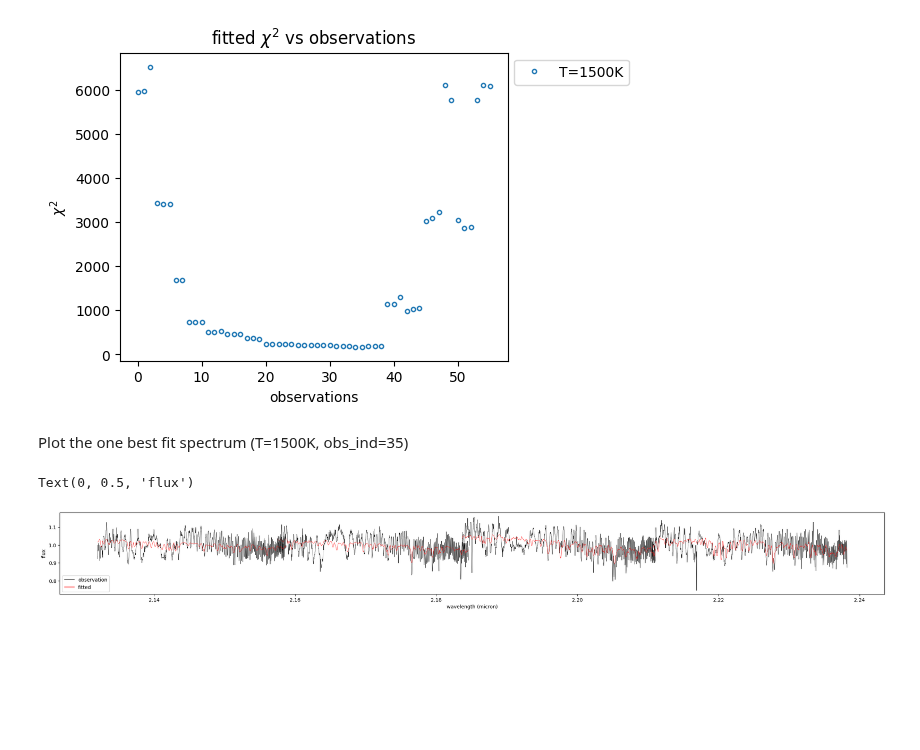
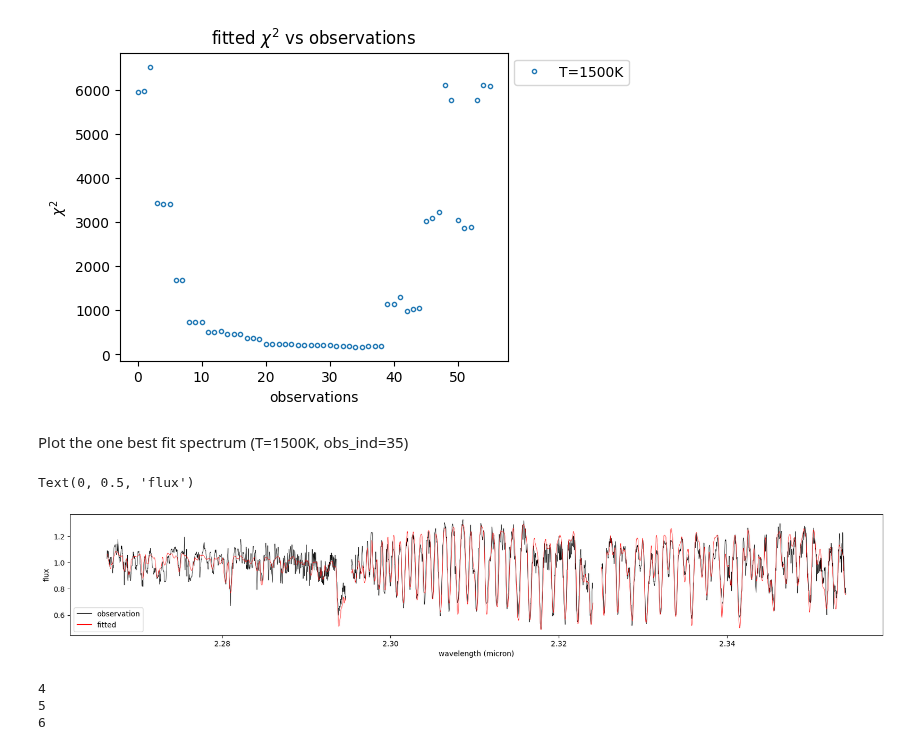
Before and after one commit to alphalyncis/dopplerimg, a Jupyter notebook: code/fit_IGRINS.ipynb, the cells around one changed output. Drawn from its saved outputs; the diff is of its cells as text; code cells hidden in the pictures; blank space fills up the shorter version.

```diff
--- a/code/fit_IGRINS.ipynb
+++ b/code/fit_IGRINS.ipynb
@@ -17,13 +17,15 @@ filelist = sorted(glob.glob(f'{homedir}/uoedrive/data/IGRINS/SDCK*_1f.spec.fits'
 
 fluxes = []
 wls = []
+am = []
 
 for filename in filelist:
     wlname = filename.split('_1f')[0]+'.wave.fits'
 
     flux = fits.getdata(filename)
     wl = fits.getdata(wlname)
-
+    hdr = fits.getheader(filename)
+    airmass = (hdr["AMSTART"] + hdr["AMEND"])/2
     # trim first and last 100 columns
     flux = flux[:, 100:1948]
     wl = wl[:, 100:1948]
@@ -32,6 +34,7 @@ for filename in filelist:
 
     fluxes.append(flux)
     wls.append(wl)
+    am.append(airmass)
 dims = np.array(fluxes).shape
 fluxes = np.array(fluxes)
 wls = np.array(wls)
@@ -250,19 +304,26 @@ Plot the one best fit spectrum (T=1500K, obs_ind=35)
 # %%
 model = 'lte015.0-5.0'
 obs = 35
 fobs = fobs0[:20]
 wobs = np.median(wls, axis=0)[:20]
-plt.figure(figsize=(30,3))
-for jj in range(8,12):
+plt.figure(figsize=(20,3))
+for jj in range(4,7):
     plt.plot(wobs[jj,:], fobs[jj,:], linewidth=0.5, color="black", label="observation")
     plt.plot(chiplams[model][obs, jj,:], chipmods[model][obs, jj,:], linewidth=0.5, color="r", label="fitted")
     #plt.plot(chiplams_mean[jj,:], chipmodnobroad_mean[jj,:], linewidth=0.1, color="g", label="fitted nobroad")
 custom_lines = [Line2D([0], [0], color="black", lw=1),
                 Line2D([0], [0], color="r", lw=1),]
                 #Line2D([0], [0], color="g", lw=1),]
 plt.legend(custom_lines, ["observation", "fitted"])
 plt.xlabel("wavelength (micron)")
 plt.ylabel("flux")
 # %% [output]
 Text(0, 0.5, 'flux')
-[figure, old version]
+[figure, new version]
+# %%
+for i in range(4,7):
+    print(i)
+# %% [output]
+4
+5
+6
```
Also changed, not shown: parts of 4 cells of this notebook, 1 other file.
